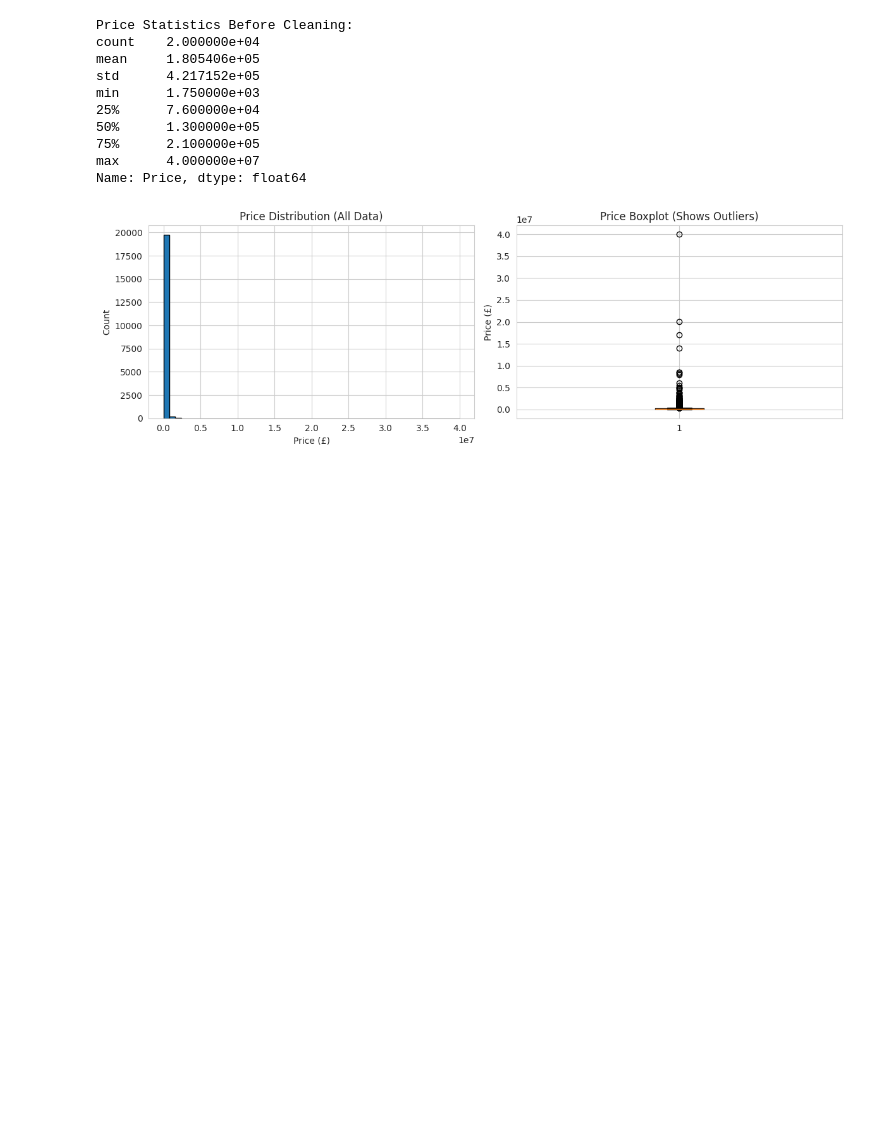
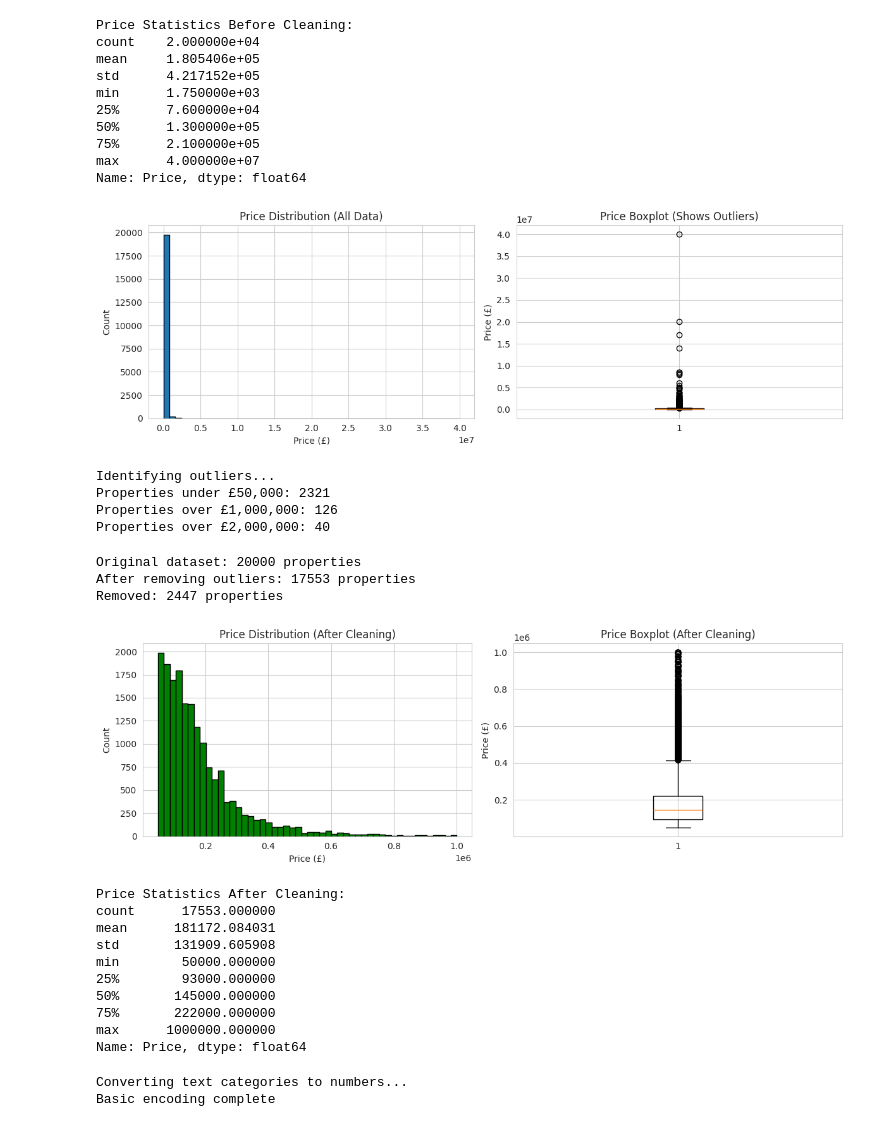
Before and after one commit to agodahdev/Property-Price-Estimator, a Jupyter notebook: jupyter_notebooks/02_data_preparation.ipynb, the cells around one changed output. Drawn from its saved outputs; the diff is of its cells as text; code cells hidden in the pictures; blank space fills up the shorter version.

Commit message:
add remove outliers, cleaned price distrobution and encode categorical feature

```diff
--- a/jupyter_notebooks/02_data_preparation.ipynb
+++ b/jupyter_notebooks/02_data_preparation.ipynb
@@ -98,3 +100,79 @@ plt.tight_layout()
 plt.show()
 # %% [output]
 [figure]
+# %%
+# Identify extreme outliers
+print("Identifying outliers...")
+print(f"Properties under £50,000: {len(df[df['Price'] < 50000])}")
+print(f"Properties over £1,000,000: {len(df[df['Price'] > 1000000])}")
+print(f"Properties over £2,000,000: {len(df[df['Price'] > 2000000])}")
+# %% [output]
+Identifying outliers...
+Properties under £50,000: 2321
+Properties over £1,000,000: 126
+Properties over £2,000,000: 40
+# %%
+# Remove extreme outliers
+print(f"Original dataset: {len(df)} properties")
+
+# Keep only properties between £50k and £1M
+df_clean = df[(df['Price'] >= 50000) & (df['Price'] <= 1000000)].copy()
+
+print(f"After removing outliers: {len(df_clean)} properties")
+print(f"Removed: {len(df) - len(df_clean)} properties")
+
+# Update df to use cleaned version
+df = df_clean
+# %% [output]
+Original dataset: 20000 properties
+After removing outliers: 17553 properties
+Removed: 2447 properties
+# %%
+# Check price distribution after cleaning
+plt.figure(figsize=(12, 4))
+
+plt.subplot(1, 2, 1)
+plt.hist(df['Price'], bins=50, edgecolor='black', color='green')
+plt.title('Price Distribution (After Cleaning)')
+plt.xlabel('Price (£)')
+plt.ylabel('Count')
+
+plt.subplot(1, 2, 2)
+plt.boxplot(df['Price'])
+plt.title('Price Boxplot (After Cleaning)')
+plt.ylabel('Price (£)')
+
+plt.tight_layout()
+plt.show()
+
+print("\nPrice Statistics After Cleaning:")
+print(df['Price'].describe())
+# %% [output]
+[figure, added]
+Price Statistics After Cleaning:
+count      17553.000000
+mean      181172.084031
+std       131909.605908
+min        50000.000000
+25%        93000.000000
+50%       145000.000000
+75%       222000.000000
+max      1000000.000000
+Name: Price, dtype: float64
+# %%
+# First, encode categorical features as numbers
+print("Converting text categories to numbers...")
+
+# Make a copy to work with
+df_encoded = df.copy()
+
+# Convert each category to numbers
+df_encoded['Property_Type_Encoded'] = pd.Categorical(df['Property Type']).codes
+df_encoded['County_Encoded'] = pd.Categorical(df['County']).codes
+df_encoded['Old_New_Encoded'] = pd.Categorical(df['Old/New']).codes
+df_encoded['Duration_Encoded'] = pd.Categorical(df['Duration']).codes
+
+print("Basic encoding complete")
+# %% [output]
+Converting text categories to numbers...
+Basic encoding complete
```
Also changed, not shown: parts of 1 cell of this notebook.
